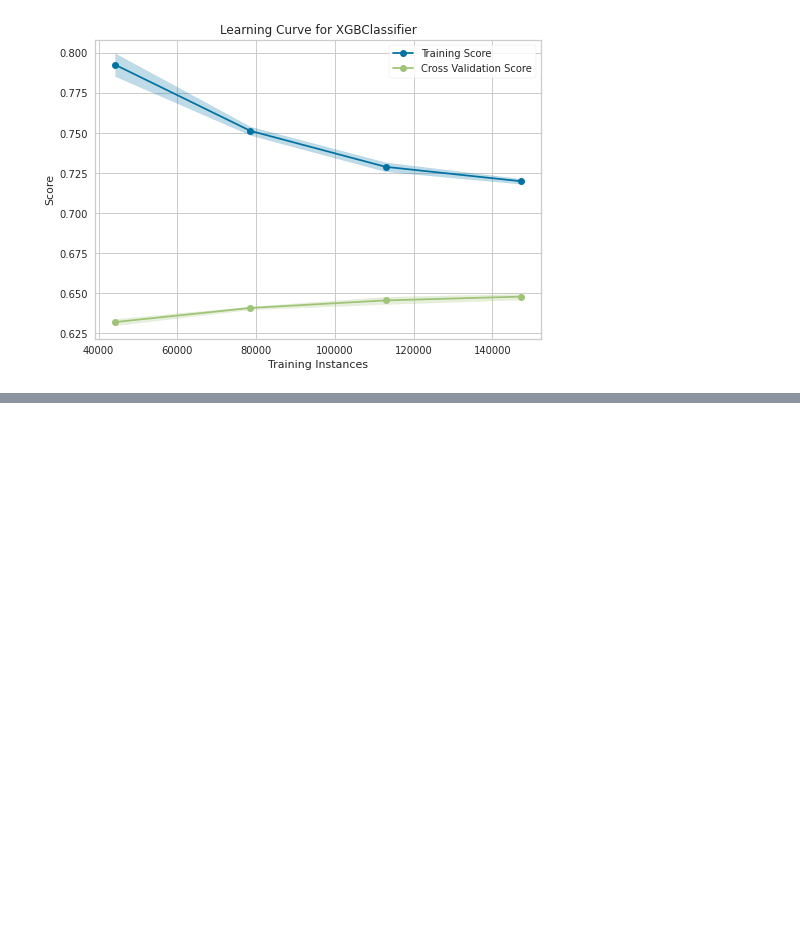
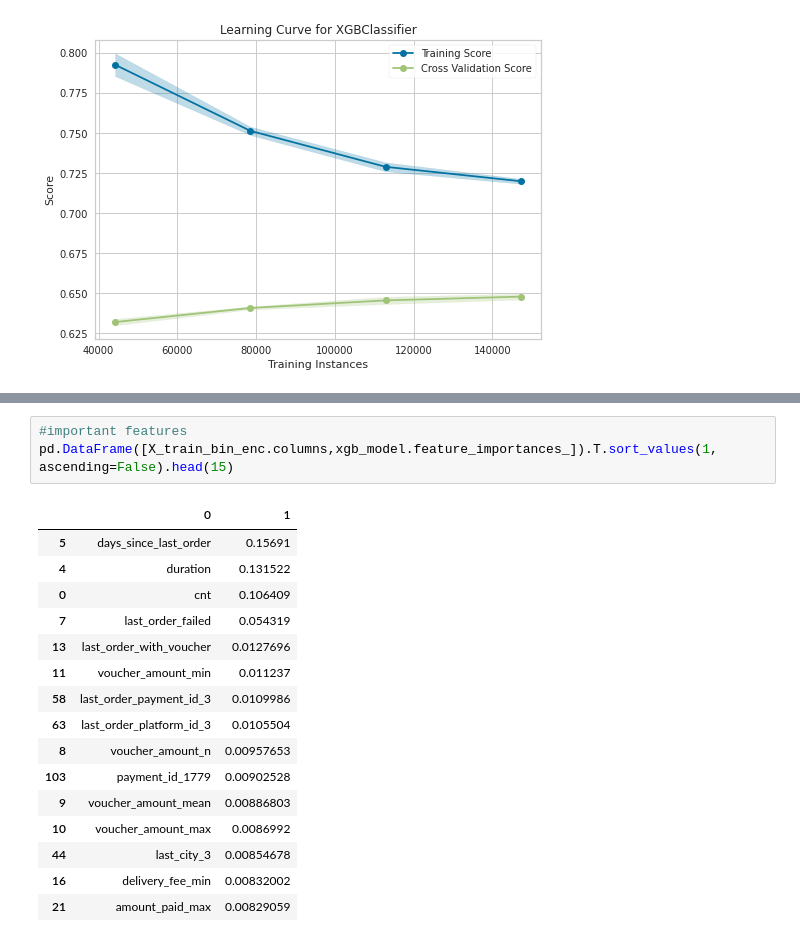
Before and after one commit to hadi-gharibi/oreh_yreviled, a Jupyter notebook: notebooks/03-modeling.ipynb, the cells around one changed output, grey strips where cells are left out. Drawn from its saved outputs; the diff is of its cells as text; blank space fills up the shorter version.

```diff
--- a/notebooks/03-modeling.ipynb
+++ b/notebooks/03-modeling.ipynb
@@ -222,0 +229,20 @@ The exit codes of the workers are {SIGKILL(-9)}
+# %%
+#important features
+pd.DataFrame([X_train_bin_enc.columns,xgb_model.feature_importances_]).T.sort_values(1, ascending=False).head(15)
+# %% [output]
+|  | 0 | 1 |
+| 5 | days_since_last_order | 0.15691 |
+| 4 | duration | 0.131522 |
+| 0 | cnt | 0.106409 |
+| 7 | last_order_failed | 0.054319 |
+| 13 | last_order_with_voucher | 0.0127696 |
+| 11 | voucher_amount_min | 0.011237 |
+| 58 | last_order_payment_id_3 | 0.0109986 |
+| 63 | last_order_platform_id_3 | 0.0105504 |
+| 8 | voucher_amount_n | 0.00957653 |
+| 103 | payment_id_1779 | 0.00902528 |
+| 9 | voucher_amount_mean | 0.00886803 |
+| 10 | voucher_amount_max | 0.0086992 |
+| 44 | last_city_3 | 0.00854678 |
+| 16 | delivery_fee_min | 0.00832002 |
+| 21 | amount_paid_max | 0.00829059 |
```
Also changed, not shown: parts of 4 cells of this notebook.
